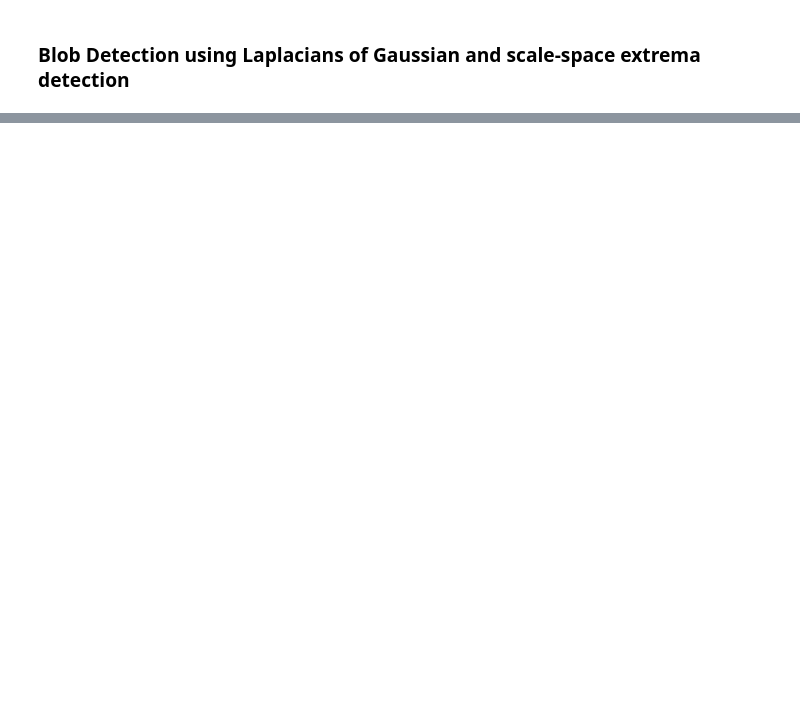
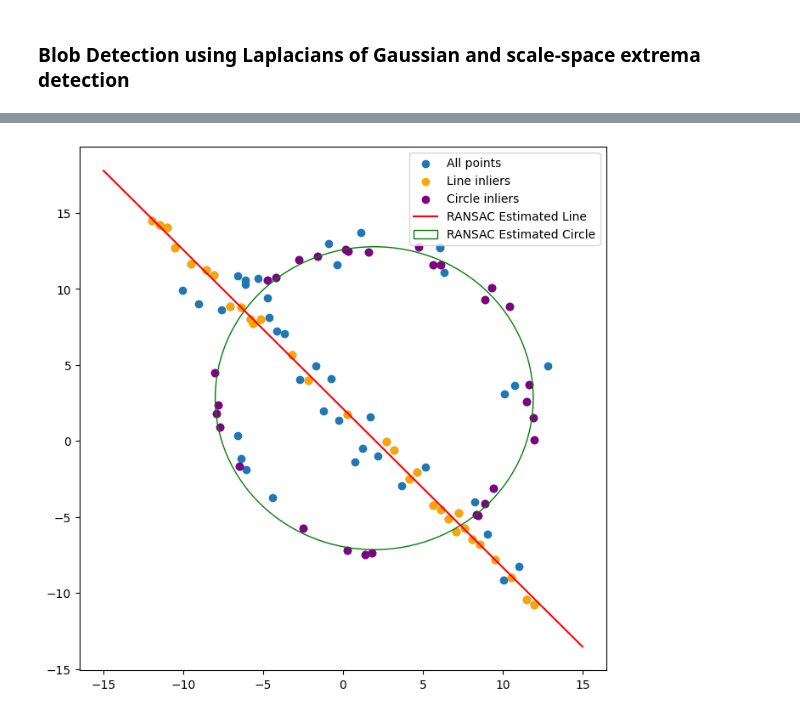
Before and after one commit to AnushkaSamaranayake/EN3160-Assignment-2-on-Fitting-and-Alignment, a Jupyter notebook: assignment2.ipynb, the cells around one changed output, grey strips where cells are left out. Cells and saved outputs as stored; diff of their text form; code cells hidden in the pictures; blank space fills up the shorter version.

```diff
--- a/assignment2.ipynb
+++ b/assignment2.ipynb
@@ -54,0 +96,55 @@ ax[1].axis('off')
+# %%
+def estimate_circle_ransac(X, threshold, iterations):
+    best_inliers = []
+    best_circle = None
+
+    for _ in range(iterations):
+        # Randomly sample three points to define a circle
+        sample_indices = np.random.choice(X.shape[0], 3, replace=False)
+        pts = X[sample_indices]
+
+        # Estimate circle parameters using the three points
+        A = 2 * (pts[1] - pts[0])
+        B = 2 * (pts[2] - pts[0])
+        C = np.array([np.sum(pts[1]**2 - pts[0]**2), np.sum(pts[2]**2 - pts[0]**2)])
+
+        try:
+            center = np.linalg.solve(np.array([A, B]), C)
+            radius = np.linalg.norm(center - pts[0])
+        except np.linalg.LinAlgError:
+            continue
+
+        # Compute distances to the circle and count inliers
+        distances = np.abs(np.sqrt((X[:, 0] - center[0])**2 + (X[:, 1] - center[1])**2) - radius)
+        inliers = X[distances < threshold]
+
+        if len(inliers) > len(best_inliers):
+            best_inliers = inliers
+            best_circle = (center, radius)
+
+    return best_circle[0], best_circle[1], np.array(best_inliers)
+
+# Main execution
+params_line, line_inliers = estimate_line_ransac(X, threshold=0.5, iterations=1000)
+center_circle, radius_circle, circle_inliers = estimate_circle_ransac(X[~np.isin(X, line_inliers).all(axis=1)], threshold=0.5, iterations=1000)
+
+# Visualization
+fig, ax = plt.subplots(1, 1, figsize=(8, 8))
+ax.scatter(X[:, 0], X[:, 1], label='All points')
+ax.scatter(line_inliers[:, 0], line_inliers[:, 1], label='Line inliers', color='orange')
+ax.scatter(circle_inliers[:, 0], circle_inliers[:, 1], label='Circle inliers', color='purple')
+
+# Plot line
+a, b, d = params_line
+x_line = np.linspace(-15, 15, 100)
+y_line = -(a * x_line + d) / b
+ax.plot(x_line, y_line, color='red', label='RANSAC Estimated Line')
+
+# Plot circle
+circle = plt.Circle(center_circle, radius_circle, color='green', fill=False, label='RANSAC Estimated Circle')
+ax.add_patch(circle)
+
+plt.legend()
+plt.show()
+# %% [output]
+[figure, added]
```
Also changed, not shown: parts of 5 cells of this notebook, 1 other file.
